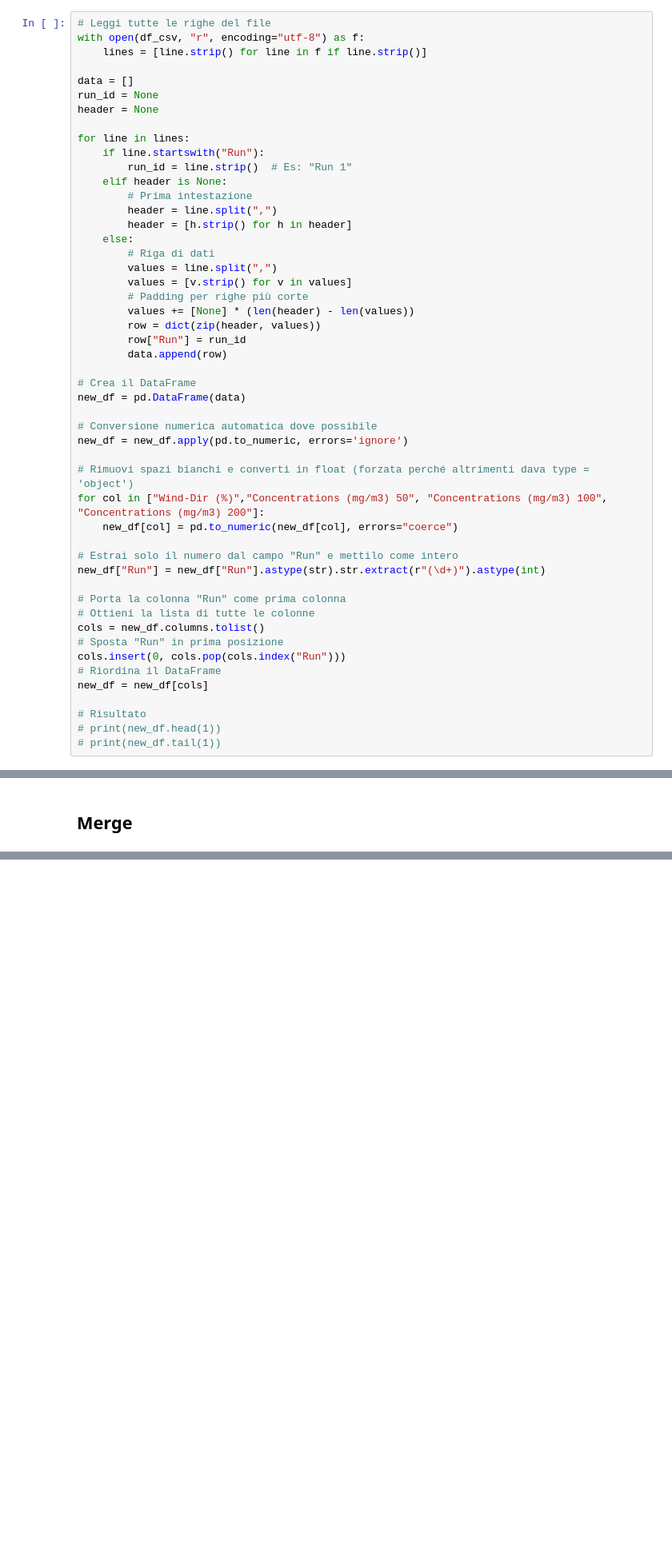
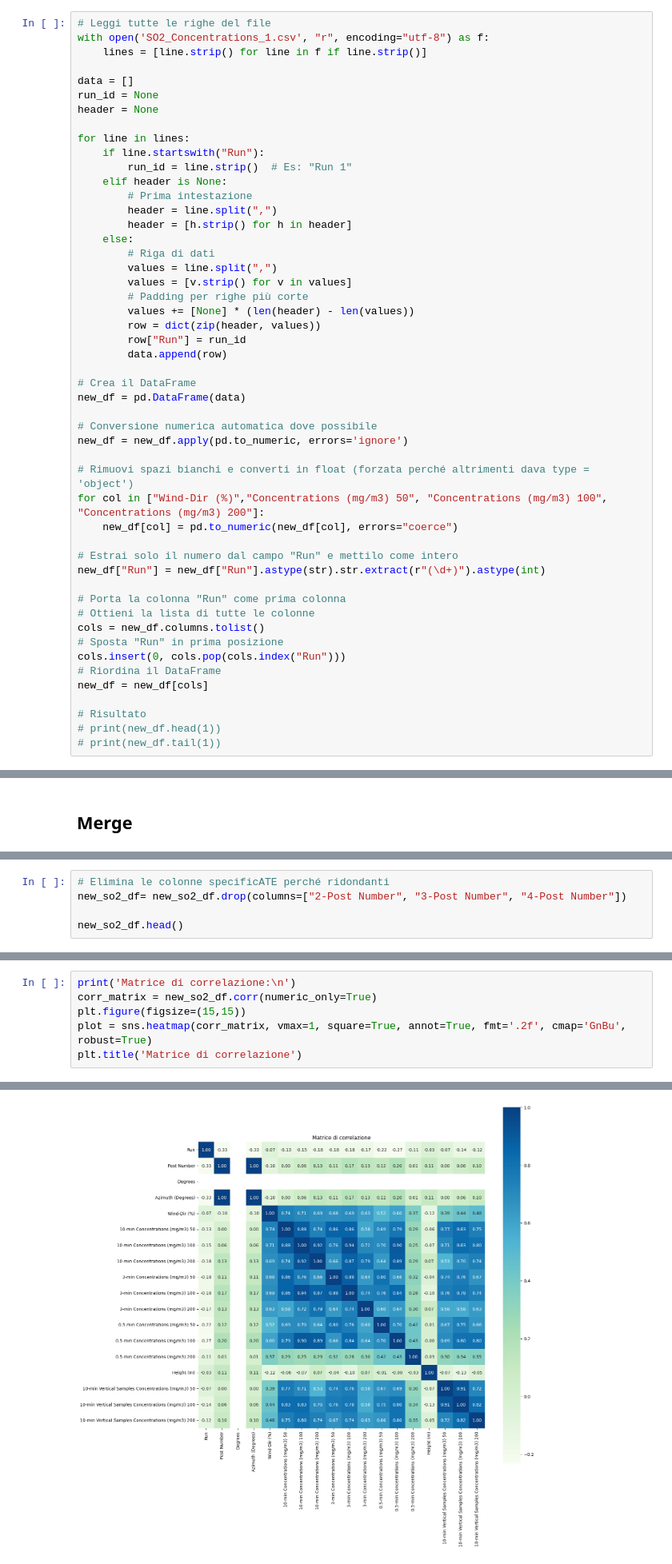
Before and after one commit to gviglione/DataAnalyticsProject, a Jupyter notebook: src/proof_run.ipynb, the cells around one changed output, grey strips where cells are left out. Shown at 80% size. Cells and saved outputs as stored; diff of their text form; blank space fills up the shorter version.

```diff
--- a/src/proof_run.ipynb
+++ b/src/proof_run.ipynb
@@ -40,7 +39,7 @@ Migliorare la lettura del dataset 'SO2_Concentrations_1.csv', eliminando la riga
 (ci servirà per un merge successivo).
 # %%
 # Leggi tutte le righe del file
-with open(df_csv, "r", encoding="utf-8") as f:
+with open('SO2_Concentrations_1.csv', "r", encoding="utf-8") as f:
     lines = [line.strip() for line in f if line.strip()]
 
 data = []
@@ -377,0 +456,5 @@ new_df = new_df.applymap(lambda x: regola_cifre_significative(x, cifre_significa
+# %%
+# Elimina le colonne specificATE perché ridondanti
+new_so2_df= new_so2_df.drop(columns=["2-Post Number", "3-Post Number", "4-Post Number"])
+
+new_so2_df.head()
@@ -377,0 +533,7 @@ new_df = new_df.applymap(lambda x: regola_cifre_significative(x, cifre_significa
+# %%
+print('Matrice di correlazione:\n')
+corr_matrix = new_so2_df.corr(numeric_only=True)
+plt.figure(figsize=(15,15))
+plot = sns.heatmap(corr_matrix, vmax=1, square=True, annot=True, fmt='.2f', cmap='GnBu', robust=True)
+plt.title('Matrice di correlazione')
+# %% [output]
@@ -377,0 +542 @@ new_df = new_df.applymap(lambda x: regola_cifre_significative(x, cifre_significa
+[figure, added]
```
Also changed, not shown: parts of 29 cells of this notebook.
